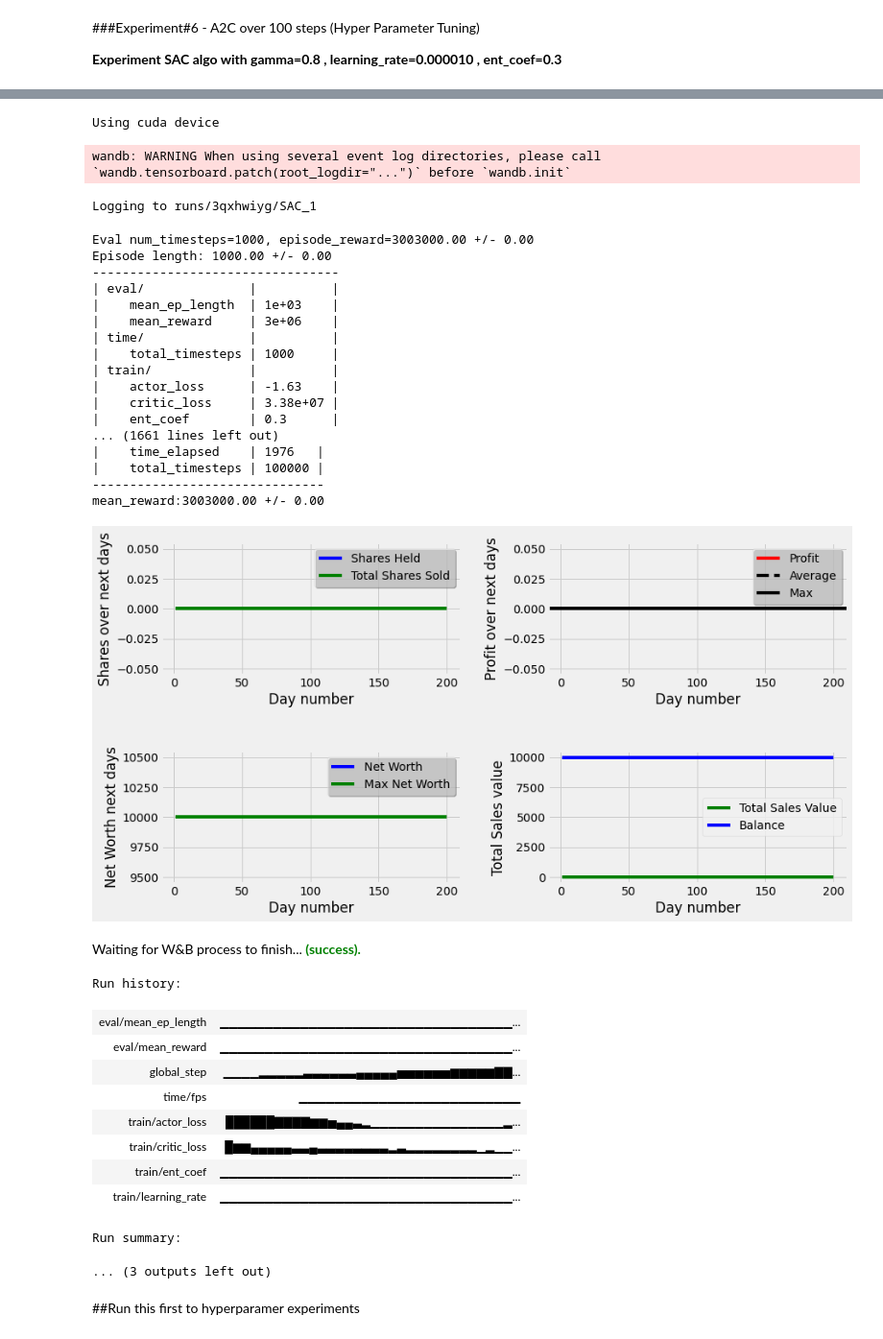
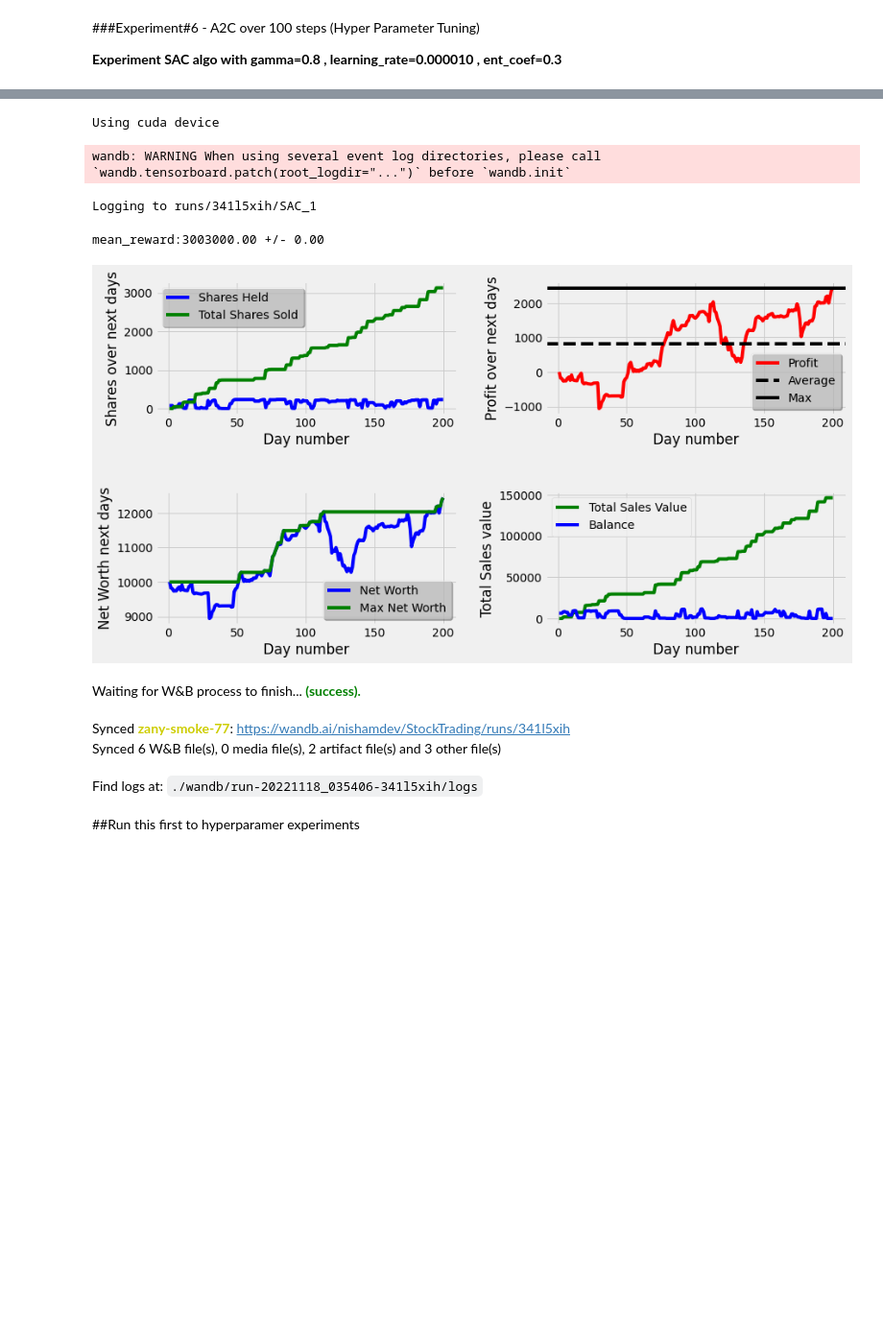
Before and after one commit to NishaMDev/Reinforcement-learning-Live-Trading, a Jupyter notebook: Stock_Trading_Notebook.ipynb, the cells around one changed output, grey strips where cells are left out. Shown at 96% size. Saved outputs shown, nothing was run; the diff lists cells and outputs as text; code cells hidden in the pictures; blank space fills up the shorter version.

```diff
--- a/Stock_Trading_Notebook.ipynb
+++ b/Stock_Trading_Notebook.ipynb
@@ -304,7 +334,7 @@ Experiment A2C algo with with default params - gamma=0.99 , learning_rate=0.0007
 from stocktrade import Stocktrade
 
 if __name__ == "__main__":
-    timesteps = 100000
+    timesteps = 100
     algo = "A2C"
     Stocktrade.stocktrade(algo,timesteps)
 # %% [output]
@@ -370,7 +360,7 @@ Run summary:
 from stocktrade1 import Stocktrade
 
 if __name__ == "__main__":
-    timesteps = 100000
+    timesteps = 100
     algo = "A2C"
     hyper_param = True
     Stocktrade.stocktrade(algo,timesteps,hyper_param)
@@ -441,7 +390,7 @@ Experiment SAC algo with with default params - gamma=0.99 , learning_rate=0.0007
 from stocktrade import Stocktrade
 
 if __name__ == "__main__":
-    timesteps = 100000
+    timesteps = 100
     algo = "SAC"
     Stocktrade.stocktrade(algo,timesteps)
 # %% [output]
@@ -490,7 +416,7 @@ Run summary:
 from stocktrade1 import Stocktrade
 
 if __name__ == "__main__":
-    timesteps = 100000
+    timesteps = 100
     algorithm = "SAC"
     hparam = "T"
     Stocktrade.stocktrade(algorithm,timesteps,hparam)
@@ -501,36 +427,12 @@ Syncing run eager-gorge-10 to Weights & Biases (docs)
 Using cuda device
 wandb: WARNING When using several event log directories, please call `wandb.tensorboard.patch(root_logdir="...")` before `wandb.init`
-Logging to runs/3qxhwiyg/SAC_1
+Logging to runs/341l5xih/SAC_1
-Eval num_timesteps=1000, episode_reward=3003000.00 +/- 0.00
-Episode length: 1000.00 +/- 0.00
----------------------------------
-| eval/              |          |
-|    mean_ep_length  | 1e+03    |
-|    mean_reward     | 3e+06    |
-| time/              |          |
-|    total_timesteps | 1000     |
-| train/             |          |
-|    actor_loss      | -1.63    |
-|    critic_loss     | 3.38e+07 |
-|    ent_coef        | 0.3      |
-... (1661 lines left out)
-|    time_elapsed    | 1976   |
-|    total_timesteps | 100000 |
--------------------------------
 mean_reward:3003000.00 +/- 0.00
-[figure, old version]
+[figure, new version]
 Waiting for W&B process to finish... (success).
-Run history:
-| eval/mean_ep_length | ▁▁▁▁▁▁▁▁▁▁▁▁▁▁▁▁▁▁▁▁▁▁▁▁▁▁▁▁▁▁▁▁▁... |
-| eval/mean_reward | ▁▁▁▁▁▁▁▁▁▁▁▁▁▁▁▁▁▁▁▁▁▁▁▁▁▁▁▁▁▁▁▁▁... |
-| global_step | ▁▁▁▁▂▂▂▂▂▃▃▃▃▃▃▄▄▄▄▄▅▅▅▅▅▅▆▆▆▆▆▇▇... |
-| time/fps | ▁▁▁▁▁▁▁▁▁▁▁▁▁▁▁▁▁▁▁▁▁▁▁▁▁ |
-| train/actor_loss | ██████▇▇▇▇▆▆▅▄▄▃▂▁▁▁▁▁▁▁▁▁▁▁▁▁▁▁▂... |
-| train/critic_loss | █▆▆▄▄▄▄▄▃▃▄▃▃▃▃▃▃▃▃▂▃▂▂▂▂▂▂▂▂▁▂▁▁... |
-| train/ent_coef | ▁▁▁▁▁▁▁▁▁▁▁▁▁▁▁▁▁▁▁▁▁▁▁▁▁▁▁▁▁▁▁▁▁... |
-| train/learning_rate | ▁▁▁▁▁▁▁▁▁▁▁▁▁▁▁▁▁▁▁▁▁▁▁▁▁▁▁▁▁▁▁▁▁... |
-Run summary:
-... (3 outputs left out)
+Synced zany-smoke-77: https://wandb.ai/nishamdev/StockTrading/runs/341l5xih
+Synced 6 W&B file(s), 0 media file(s), 2 artifact file(s) and 3 other file(s)
+Find logs at: ./wandb/run-20221118_035406-341l5xih/logs
 # %% [markdown]
 ##Run this first to hyperparamer experiments
 # %%
```
Also changed, not shown: parts of 13 cells of this notebook.
